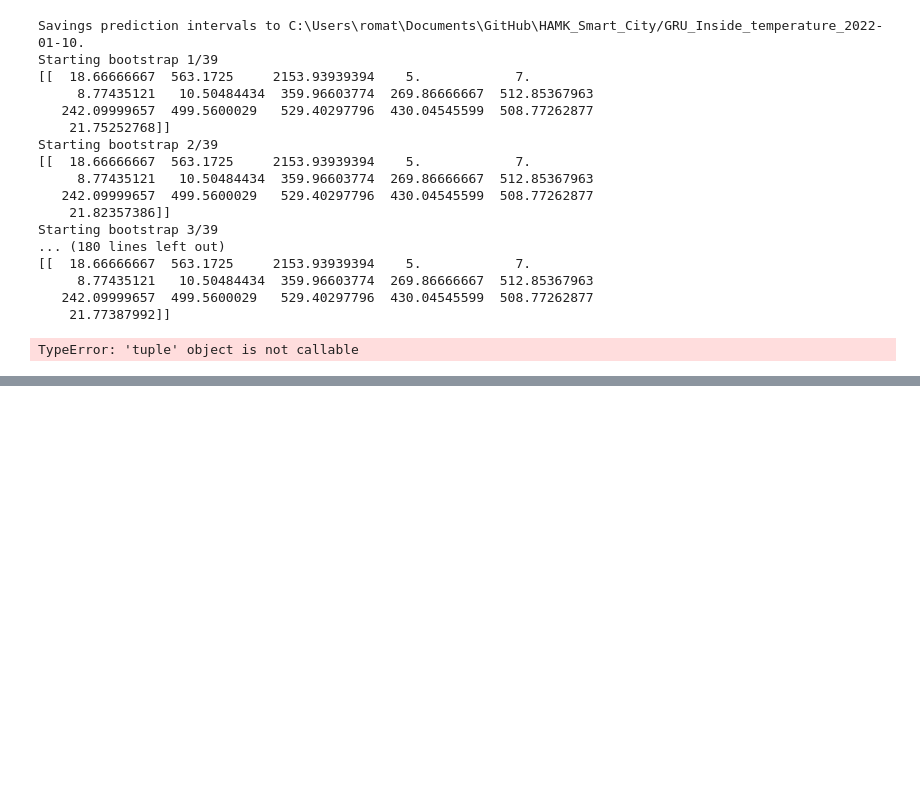
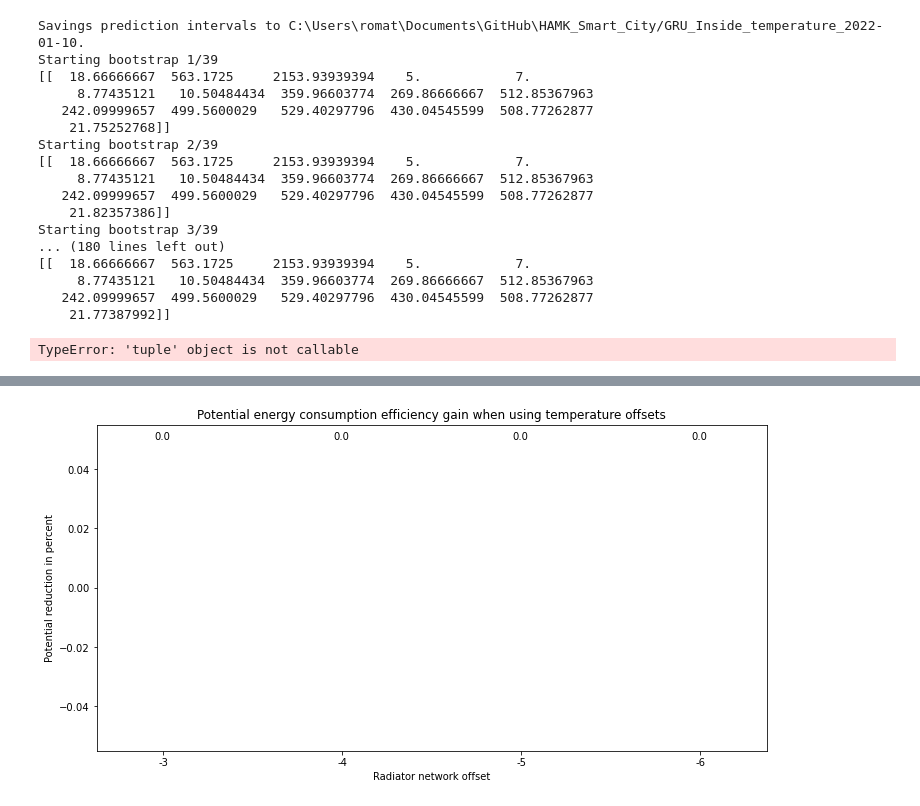
Before and after one commit to hamk-uas/HAMK_Smart_City, a Jupyter notebook: main.ipynb, the cells around one changed output, grey strips where cells are left out. Drawn from its saved outputs; the diff is of its cells as text; code cells hidden in the pictures; blank space fills up the shorter version.

```diff
--- a/main.ipynb
+++ b/main.ipynb
@@ -139,0 +207,21 @@ hvac_model.plot_preds(inv_preds_test, inv_y_test)
+# %%
+efficiencies = efficiencies[::-1]
+# %%
+efficiencies = np.array(efficiencies)
+# %%
+efficiencies = efficiencies * 100 - 100
+# %%
+offsets = ["-3", "-4", "-5", "-6"]
+# %%
+plt.figure(figsize=(12, 6))
+plt.bar(offsets, efficiencies.round(1), width = 0.4)
+plt.title('Potential energy consumption efficiency gain when using temperature offsets')
+plt.ylabel("Potential reduction in percent")
+plt.xlabel("Radiator network offset")
+xlocs, xlabs = plt.xticks()
+xlocs=[i for i in range(0,4)]
+for i, v in enumerate(efficiencies.round(1)):
+    plt.text(xlocs[i] - 0.05, v + 0.05, str(v))
+plt.show()
+# %% [output]
+[figure, added]
```
Also changed, not shown: parts of 18 cells of this notebook, 10 other files.
